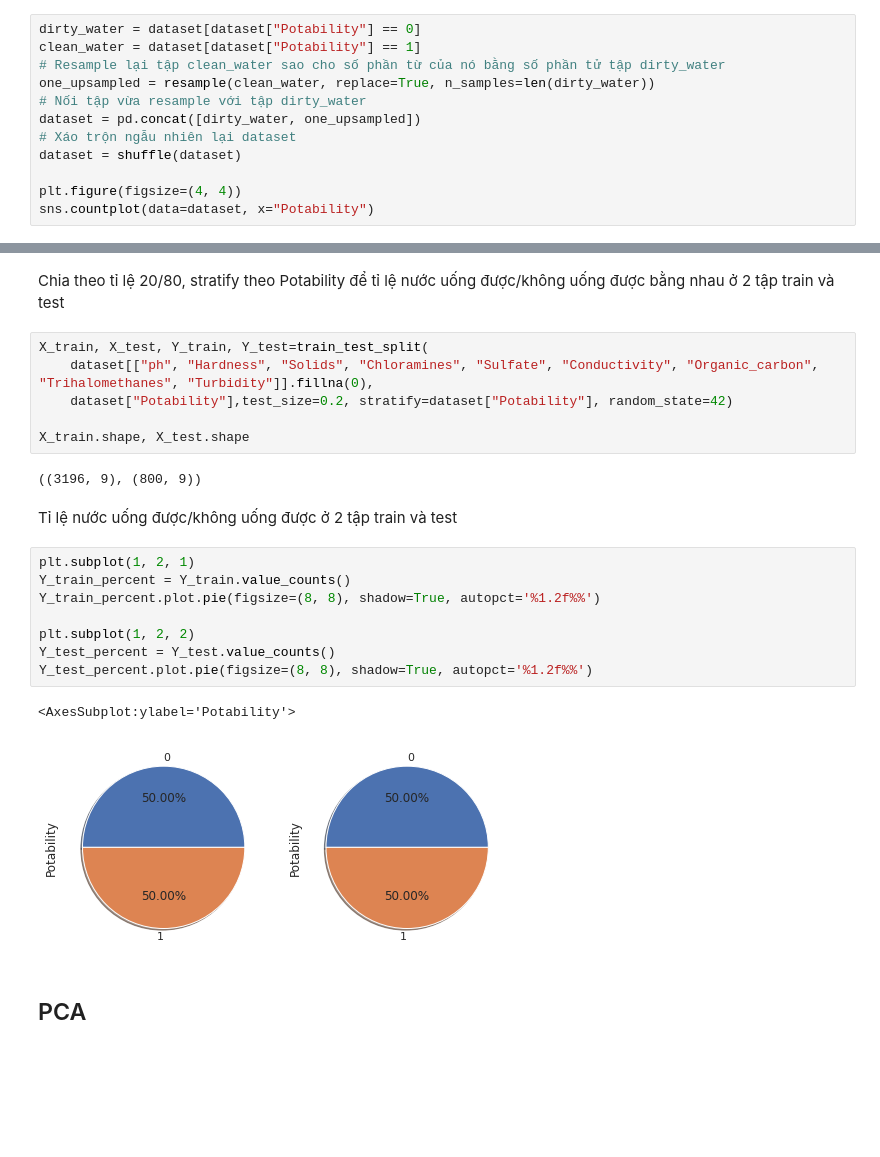
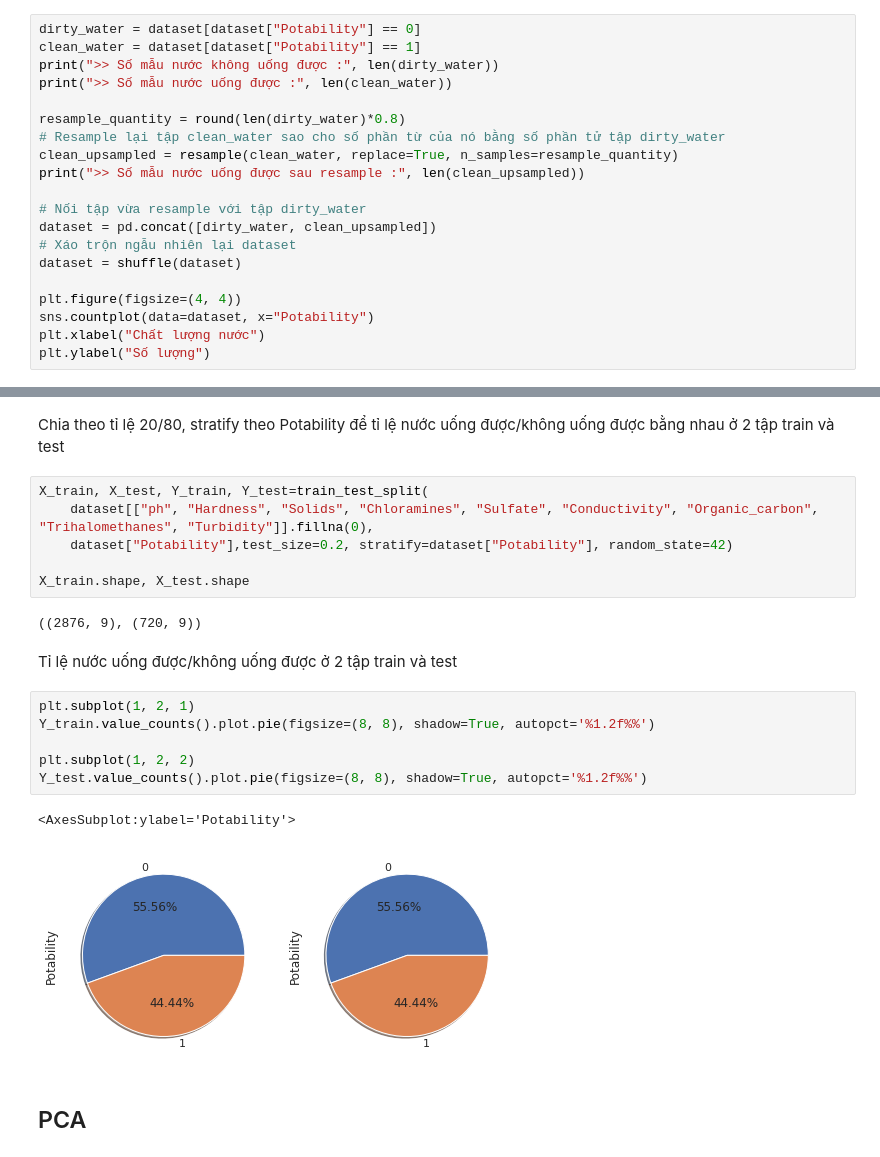
Before and after one commit to phuocleoceo/water-potability, a Jupyter notebook: main.ipynb, the cells around one changed output, grey strips where cells are left out. Saved outputs shown, nothing was run; the diff lists cells and outputs as text; blank space fills up the shorter version.

```diff
--- a/main.ipynb
+++ b/main.ipynb
@@ -98,13 +102,21 @@ sns.countplot(data=dataset, x="Potability")
 # %%
 dirty_water = dataset[dataset["Potability"] == 0]
 clean_water = dataset[dataset["Potability"] == 1]
+print(">> Số mẫu nước không uống được :", len(dirty_water))
+print(">> Số mẫu nước uống được :", len(clean_water))
+
+resample_quantity = round(len(dirty_water)*0.8)
 # Resample lại tập clean_water sao cho số phần từ của nó bằng số phần tử tập dirty_water
-one_upsampled = resample(clean_water, replace=True, n_samples=len(dirty_water))
+clean_upsampled = resample(clean_water, replace=True, n_samples=resample_quantity)
+print(">> Số mẫu nước uống được sau resample :", len(clean_upsampled))
+
 # Nối tập vừa resample với tập dirty_water
-dataset = pd.concat([dirty_water, one_upsampled])
+dataset = pd.concat([dirty_water, clean_upsampled])
 # Xáo trộn ngẫu nhiên lại dataset
 dataset = shuffle(dataset)
 
 plt.figure(figsize=(4, 4))
 sns.countplot(data=dataset, x="Potability")
+plt.xlabel("Chất lượng nước")
+plt.ylabel("Số lượng")
 # %% [output]
@@ -154,20 +170,18 @@ X_train, X_test, Y_train, Y_test=train_test_split(
 
 X_train.shape, X_test.shape
 # %% [output]
-((3196, 9), (800, 9))
+((2876, 9), (720, 9))
 # %% [markdown]
 Tỉ lệ nước uống được/không uống được ở 2 tập train và test
 # %%
 plt.subplot(1, 2, 1)
-Y_train_percent = Y_train.value_counts()
-Y_train_percent.plot.pie(figsize=(8, 8), shadow=True, autopct='%1.2f%%')
+Y_train.value_counts().plot.pie(figsize=(8, 8), shadow=True, autopct='%1.2f%%')
 
 plt.subplot(1, 2, 2)
-Y_test_percent = Y_test.value_counts()
-Y_test_percent.plot.pie(figsize=(8, 8), shadow=True, autopct='%1.2f%%')
+Y_test.value_counts().plot.pie(figsize=(8, 8), shadow=True, autopct='%1.2f%%')
 # %% [output]
 <AxesSubplot:ylabel='Potability'>
-[figure, old version]
+[figure, new version]
 # %% [markdown]
 ## PCA
 # %%
```
Also changed, not shown: parts of 13 cells of this notebook.
